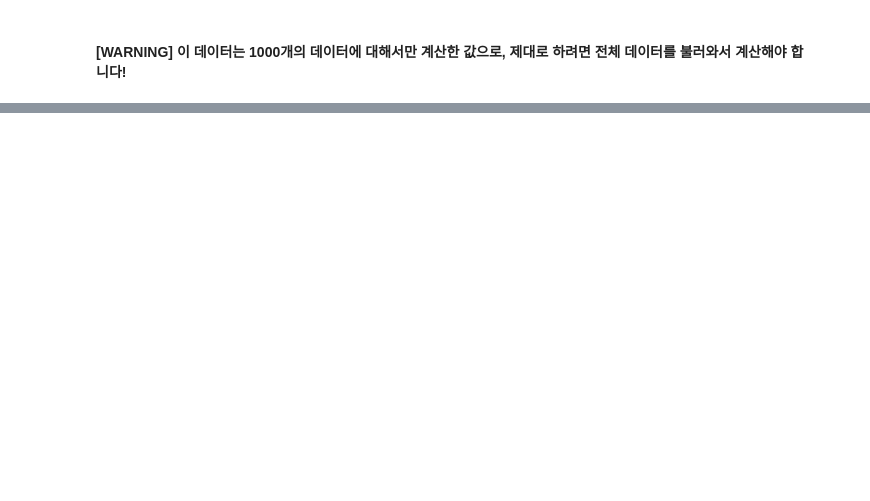
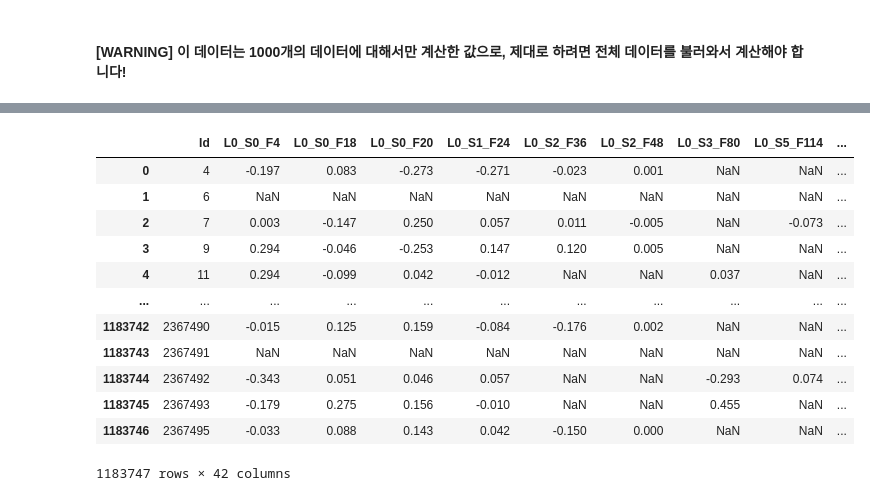
Before and after one commit to sainthm/MGS_AI_DS, a Jupyter notebook: YDK/ML/project/preparation/Failure_prediction_PJT.ipynb, the cells around one changed output, grey strips where cells are left out. Cells and saved outputs as stored; diff of their text form; code cells hidden in the pictures; blank space fills up the shorter version.

```diff
--- a/YDK/ML/project/preparation/Failure_prediction_PJT.ipynb
+++ b/YDK/ML/project/preparation/Failure_prediction_PJT.ipynb
@@ -168,7 +197,7 @@ train_date
 extract_cols = ["Id", "start_station", "end_station", "time_diff"]
 train_date = pd.DataFrame(columns=extract_cols)
 
-for chunk in pd.read_csv('../input/bosch-production-line-performance/train_date.csv.zip',
+for chunk in pd.read_csv('./bosch-production-line-performance/train_date.csv.zip',
                         usecols=["Id"] + datecols.tolist(), chunksize=100000):
 
     chunk["start_station"] = -1  # 초기화(initialization)
@@ -203,7 +254,7 @@ nullcols
 if feature_reducing == 'pca':
     from sklearn.decomposition import TruncatedSVD ## for sparse input
 
-    train_num = pd.read_csv('../input/bosch-production-line-performance/train_numeric.csv.zip',
+    train_num = pd.read_csv('./bosch-production-line-performance/train_numeric.csv.zip',
                            usecols=nullcols)
 
     X = train_num.drop(["Id", "Response"], axis=1).fillna(0)  # 1183747 x 186 features
@@ -242,7 +293,7 @@ if feature_reducing == 'fi' and False:  ## 현재 버젼에서는 training을
                                     random_state=42)#, warm_start=True)
 
         cnt = 0
-        for chunk in pd.read_csv("../input/bosch-production-line-performance/train_numeric.csv.zip",
+        for chunk in pd.read_csv("./bosch-production-line-performance/train_numeric.csv.zip",
                                 chunksize=100000):  # each iteration, training with 50000 rows
             cnt += 1
             X = chunk.drop(["Id", "Response"], axis=1).fillna(0)  # 10000 x 978 features
@@ -252,7 +303,7 @@ if feature_reducing == 'fi' and False:  ## 현재 버젼에서는 training을
 
     # offline learning(=full-batch training)
     else:
-        train_num = pd.read_csv('../input/bosch-production-line-performance/train_numeric.csv.zip',
+        train_num = pd.read_csv('./bosch-production-line-performance/train_numeric.csv.zip',
                                nrows=100000)
 
         X = train_num.drop(["Id", "Response"], axis=1).fillna(0)  # 10000 x 978 features
@@ -270,3 +321,35 @@ if feature_reducing == 'fi' and False:  ## 현재 버젼에서는 training을
 # %%
 # Using know Numeric Feature from below github link
 # https://github.com/aakashveera/bosch-production-line-performance/blob/master/Numeric%20Classifier.ipynb
+# %%
+if feature_reducing == 'fi':
+    usecols = ['Id',
+               'L3_S30_F3514', 'L0_S9_F200', 'L3_S29_F3430', 'L0_S11_F314',
+               'L0_S0_F18', 'L3_S35_F3896', 'L0_S12_F350', 'L3_S36_F3918',
+               'L0_S0_F20', 'L3_S30_F3684', 'L1_S24_F1632', 'L0_S2_F48',
+               'L3_S29_F3345', 'L0_S18_F449', 'L0_S21_F497', 'L3_S29_F3433',
+               'L3_S30_F3764', 'L0_S1_F24', 'L3_S30_F3554', 'L0_S11_F322',
+               'L3_S30_F3564', 'L3_S29_F3327', 'L0_S2_F36', 'L0_S9_F180',
+               'L3_S33_F3855', 'L0_S0_F4', 'L0_S21_F477', 'L0_S5_F114',
+               'L0_S6_F122', 'L1_S24_F1122', 'L0_S9_F165', 'L0_S18_F439',
+               'L1_S24_F1490', 'L0_S6_F132', 'L3_S29_F3379', 'L3_S29_F3336',
+               'L0_S3_F80', 'L3_S30_F3749', 'L1_S24_F1763', 'L0_S10_F219',
+               'Response']
+
+    train_num = pd.read_csv("./bosch-production-line-performance/train_numeric.csv.zip",
+                           usecols=usecols)
+    display(train_num) # 1183747 x 42
+# %% [output]
+|  | Id | L0_S0_F4 | L0_S0_F18 | L0_S0_F20 | L0_S1_F24 | L0_S2_F36 | L0_S2_F48 | L0_S3_F80 | L0_S5_F114 | ... |
+| 0 | 4 | -0.197 | 0.083 | -0.273 | -0.271 | -0.023 | 0.001 | NaN | NaN | ... |
+| 1 | 6 | NaN | NaN | NaN | NaN | NaN | NaN | NaN | NaN | ... |
+| 2 | 7 | 0.003 | -0.147 | 0.250 | 0.057 | 0.011 | -0.005 | NaN | -0.073 | ... |
+| 3 | 9 | 0.294 | -0.046 | -0.253 | 0.147 | 0.120 | 0.005 | NaN | NaN | ... |
+| 4 | 11 | 0.294 | -0.099 | 0.042 | -0.012 | NaN | NaN | 0.037 | NaN | ... |
+| ... | ... | ... | ... | ... | ... | ... | ... | ... | ... | ... |
+| 1183742 | 2367490 | -0.015 | 0.125 | 0.159 | -0.084 | -0.176 | 0.002 | NaN | NaN | ... |
+| 1183743 | 2367491 | NaN | NaN | NaN | NaN | NaN | NaN | NaN | NaN | ... |
+| 1183744 | 2367492 | -0.343 | 0.051 | 0.046 | 0.057 | NaN | NaN | -0.293 | 0.074 | ... |
+| 1183745 | 2367493 | -0.179 | 0.275 | 0.156 | -0.010 | NaN | NaN | 0.455 | NaN | ... |
+| 1183746 | 2367495 | -0.033 | 0.088 | 0.143 | 0.042 | -0.150 | 0.000 | NaN | NaN | ... |
+1183747 rows × 42 columns
```
Also changed, not shown: parts of 8 cells of this notebook.
